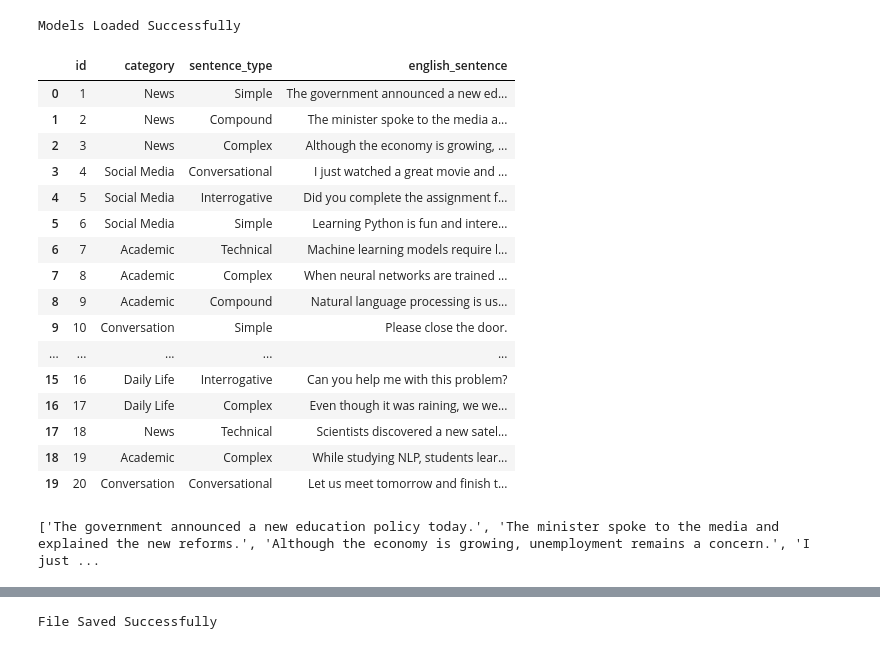
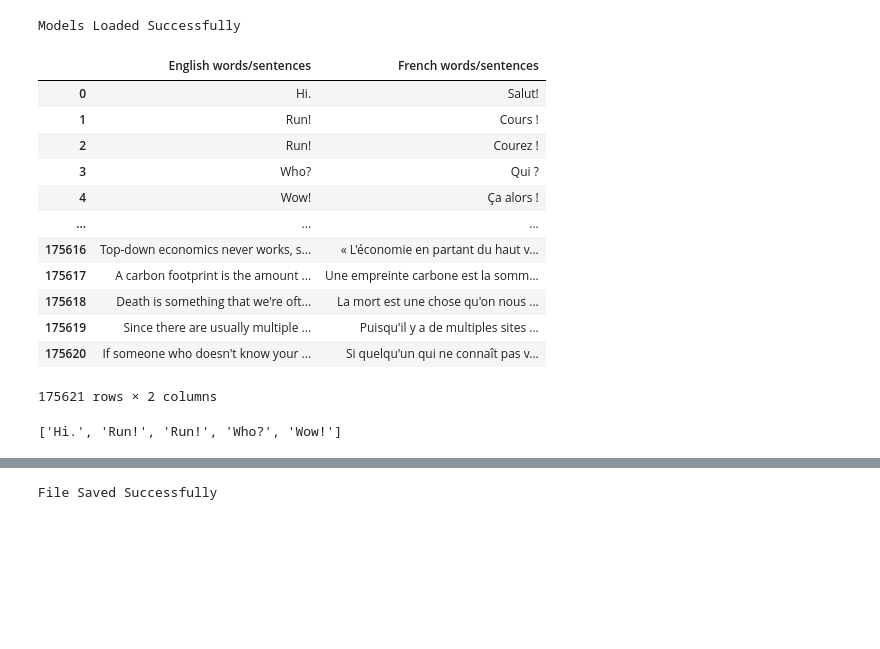
Before and after one commit to 2403a52026-lgtm/NLP.LabAssignments, a Jupyter notebook: NLP_assignment_17_2.ipynb, the cells around one changed output, grey strips where cells are left out. Cells and saved outputs as stored; diff of their text form; code cells hidden in the pictures; blank space fills up the shorter version.

```diff
--- a/NLP_assignment_17_2.ipynb
+++ b/NLP_assignment_17_2.ipynb
@@ -62,32 +62,28 @@ The tied weights mapping and config for this model specifies to tie model.shared
 The tied weights mapping and config for this model specifies to tie model.shared.weight to model.encoder.embed_tokens.weight, but both are present in the checkpoints, so we will NOT tie them. You shou ...
 Models Loaded Successfully
 # %%
-df = pd.read_csv("translation_dataset.csv")
+df = pd.read_csv("/content/eng_-french.csv")
 df
 # %% [output]
-|  | id | category | sentence_type | english_sentence |
-| 0 | 1 | News | Simple | The government announced a new ed... |
-| 1 | 2 | News | Compound | The minister spoke to the media a... |
-| 2 | 3 | News | Complex | Although the economy is growing, ... |
-| 3 | 4 | Social Media | Conversational | I just watched a great movie and ... |
-| 4 | 5 | Social Media | Interrogative | Did you complete the assignment f... |
-| 5 | 6 | Social Media | Simple | Learning Python is fun and intere... |
-| 6 | 7 | Academic | Technical | Machine learning models require l... |
-| 7 | 8 | Academic | Complex | When neural networks are trained ... |
-| 8 | 9 | Academic | Compound | Natural language processing is us... |
-| 9 | 10 | Conversation | Simple | Please close the door. |
-| ... | ... | ... | ... | ... |
-| 15 | 16 | Daily Life | Interrogative | Can you help me with this problem? |
-| 16 | 17 | Daily Life | Complex | Even though it was raining, we we... |
-| 17 | 18 | News | Technical | Scientists discovered a new satel... |
-| 18 | 19 | Academic | Complex | While studying NLP, students lear... |
-| 19 | 20 | Conversation | Conversational | Let us meet tomorrow and finish t... |
+|  | English words/sentences | French words/sentences |
+| 0 | Hi. | Salut! |
+| 1 | Run! | Cours ! |
+| 2 | Run! | Courez ! |
+| 3 | Who? | Qui ? |
+| 4 | Wow! | Ça alors ! |
+| ... | ... | ... |
+| 175616 | Top-down economics never works, s... | « L'économie en partant du haut v... |
+| 175617 | A carbon footprint is the amount ... | Une empreinte carbone est la somm... |
+| 175618 | Death is something that we're oft... | La mort est une chose qu'on nous ... |
+| 175619 | Since there are usually multiple ... | Puisqu'il y a de multiples sites ... |
+| 175620 | If someone who doesn't know your ... | Si quelqu'un qui ne connaît pas v... |
+175621 rows × 2 columns
 # %%
-sentences = df["english_sentence"].tolist()
+sentences = df["English words/sentences"].tolist()
 
 print(sentences[:5])
 # %% [output]
-['The government announced a new education policy today.', 'The minister spoke to the media and explained the new reforms.', 'Although the economy is growing, unemployment remains a concern.', 'I just ...
+['Hi.', 'Run!', 'Run!', 'Who?', 'Wow!']
 # %%
 french_translations = []
 
```
Also changed, not shown: parts of 2 cells of this notebook.
